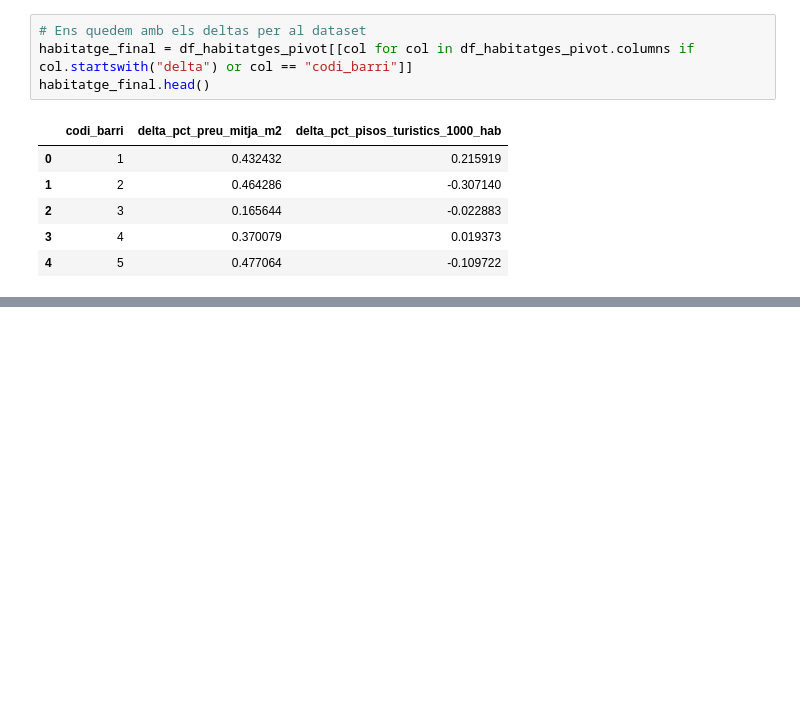
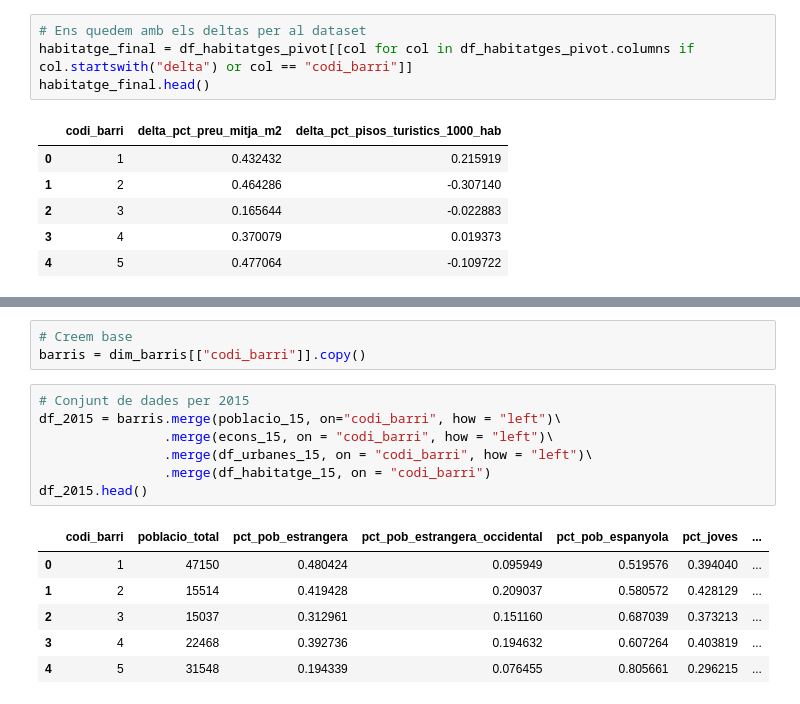
Before and after one commit to joseprau/tfm_gentrificacio_bcn, a Jupyter notebook: notebooks/feature_engineering.ipynb, the cells around one changed output, grey strips where cells are left out. Saved outputs shown, nothing was run; the diff lists cells and outputs as text; blank space fills up the shorter version.

Commit message:
conjunts de dades per a modelling i fi de feature engineering

```diff
--- a/notebooks/feature_engineering.ipynb
+++ b/notebooks/feature_engineering.ipynb
@@ -605,0 +612,17 @@ habitatge_final.head()
+# %%
+# Creem base
+barris = dim_barris[["codi_barri"]].copy()
+# %%
+# Conjunt de dades per 2015
+df_2015 = barris.merge(poblacio_15, on="codi_barri", how = "left")\
+                .merge(econs_15, on = "codi_barri", how = "left")\
+                .merge(df_urbanes_15, on = "codi_barri", how = "left")\
+                .merge(df_habitatge_15, on = "codi_barri")
+df_2015.head()
+# %% [output]
+|  | codi_barri | poblacio_total | pct_pob_estrangera | pct_pob_estrangera_occidental | pct_pob_espanyola | pct_joves | ... |
+| 0 | 1 | 47150 | 0.480424 | 0.095949 | 0.519576 | 0.394040 | ... |
+| 1 | 2 | 15514 | 0.419428 | 0.209037 | 0.580572 | 0.428129 | ... |
+| 2 | 3 | 15037 | 0.312961 | 0.151160 | 0.687039 | 0.373213 | ... |
+| 3 | 4 | 22468 | 0.392736 | 0.194632 | 0.607264 | 0.403819 | ... |
+| 4 | 5 | 31548 | 0.194339 | 0.076455 | 0.805661 | 0.296215 | ... |
```
Also changed, not shown: parts of 4 cells of this notebook, 3 other files.
